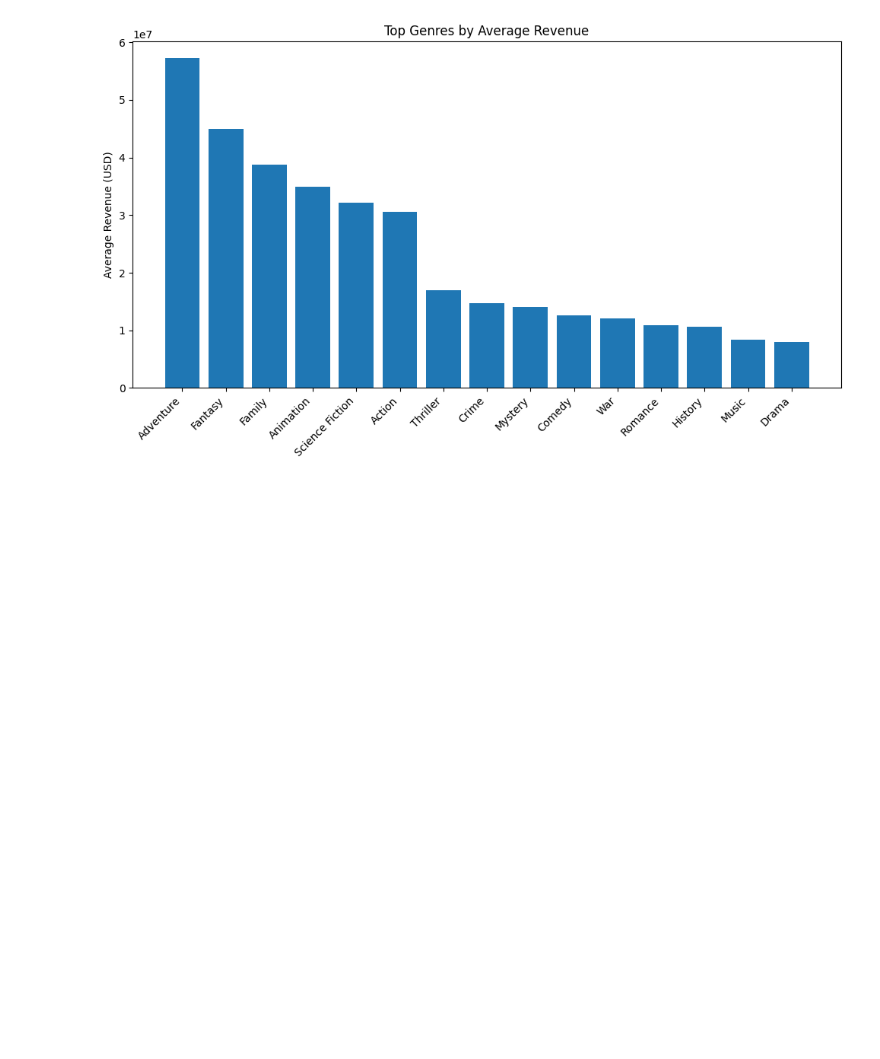
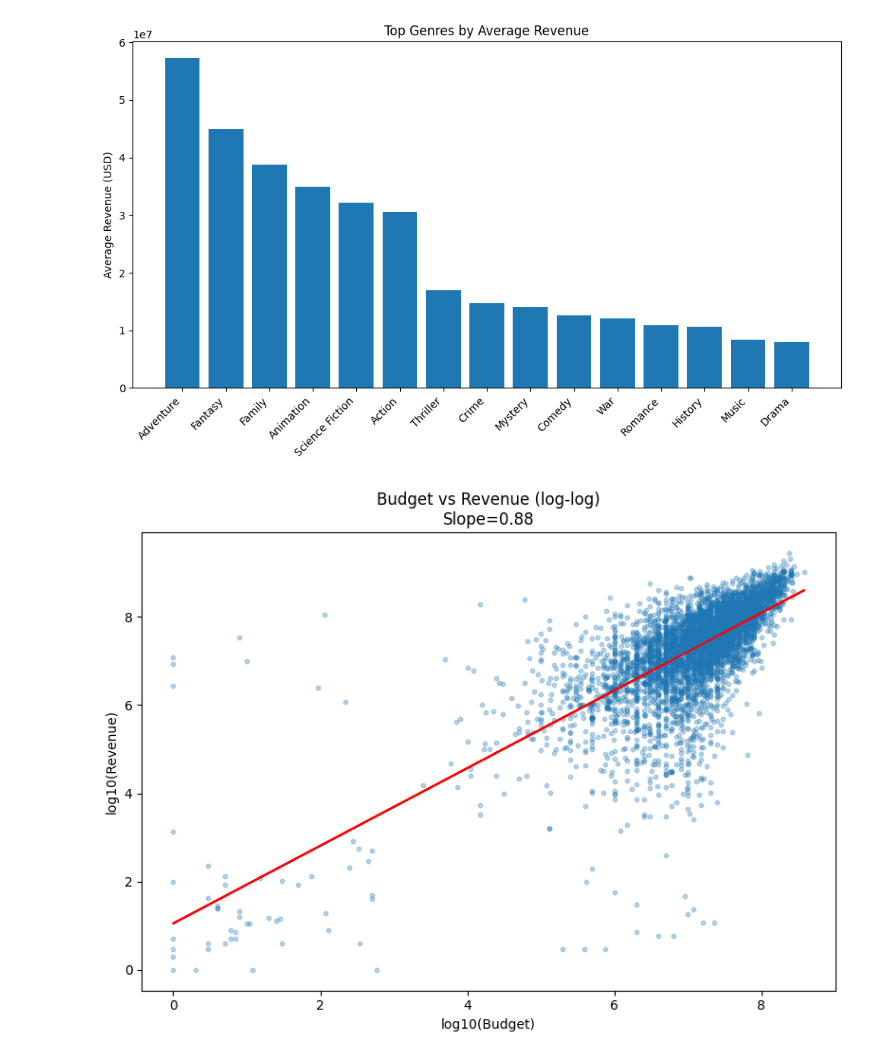
Before and after one commit to ely0rbek/Anatomy-of-a-Blockbuster, a Jupyter notebook: presentation/project_analysis.ipynb, the cells around one changed output. Cells and saved outputs as stored; diff of their text form; code cells hidden in the pictures; blank space fills up the shorter version.

Commit message:
The graphic is drawn on the presentation layer.

```diff
--- a/presentation/project_analysis.ipynb
+++ b/presentation/project_analysis.ipynb
@@ -15,3 +15,9 @@ from blockbuster_analysis.genre_avg_revenue import plot_genre_avg_revenue
 plot_genre_avg_revenue()
 # %% [output]
 [figure]
+# %%
+from blockbuster_analysis.budget_vs_revenue import plot_budget_vs_revenue
+
+plot_budget_vs_revenue()
+# %% [output]
+[figure, added]
```
